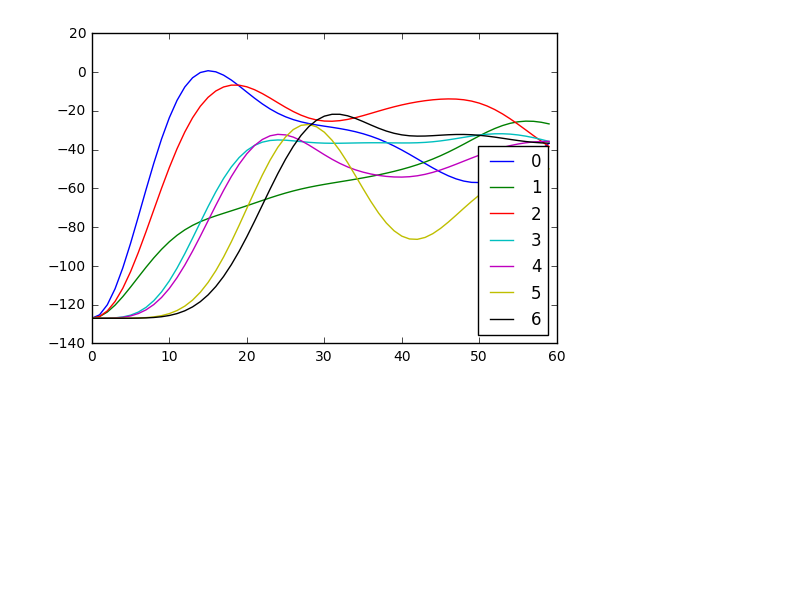
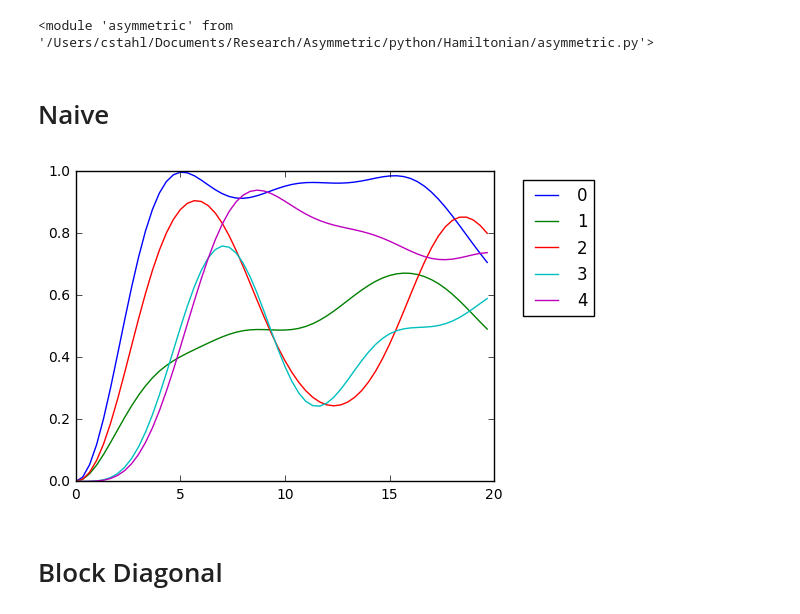
Before and after one commit to cnstahl/Asymmetric, a Jupyter notebook: python/Hamiltonian/Z OTOC.ipynb, the cells around one changed output. Saved outputs shown, nothing was run; the diff lists cells and outputs as text; code cells hidden in the pictures; blank space fills up the shorter version.

Commit message:
have block diag working, working on expm_mult for matrices

```diff
--- a/python/Hamiltonian/Z OTOC.ipynb
+++ b/python/Hamiltonian/Z OTOC.ipynb
@@ -4,24 +4,38 @@ import numpy as np
 import matplotlib.pyplot as plt
 import quantum as qm
 import asymmetric as asym
-import scipy.linalg as spla
+import scipy.sparse.linalg as spla
+import importlib
+importlib.reload(asym)
+# %% [output]
+<module 'asymmetric' from '/Users/cstahl/Documents/Research/Asymmetric/python/Hamiltonian/asymmetric.py'>
+# %% [markdown]
+# Naive
 # %%
-L = 7
-_,_,_, sig_list = qm.get_sigma_lists(L)
+L = 5
+_,x_list,y_list, z_list = qm.get_sigma_lists(L, half=False)
 H = asym.dense_H(L)
-Z0 = sig_list[0]
+Z0 = z_list[0]
 # %%
 end = 20; n = 3; tot = end*n
 OTOCs = np.zeros((L,tot))
-for i in range(tot):
-    t = i/n
-    U = spla.expm(-1j*H*t)
-    Uinv = spla.expm(1j*H*t)
-    for site in range(L):
-        OTOCs[site, i] = 1-np.real((Uinv*Z0*U*sig_list[site]*Uinv*Z0*U*sig_list[site]).diagonal().sum())
+for T in range(tot):
+    t = T/n
+    U    = spla.expm(-1j*H*t)
+    Uinv = spla.expm( 1j*H*t)
+    Z0t = Uinv*Z0*U
+    for i in range(L):
+        OTOCs[i, T] = 1-np.real((Z0t*z_list[i]*Z0t*z_list[i]).diagonal().sum())/2**L
-# %%
-for site in range(L):
-    plt.plot(OTOCs[site], label=site)
-    plt.legend(loc=4)
-# %% [output]
-[figure, removed]
+# %%
+ax = plt.subplot(111)
+for i in range(L):
+    ax.plot(np.arange(tot)/n, OTOCs[i], label = str(i))
+box = ax.get_position()
+ax.set_position([box.x0, box.y0, box.width * 0.9, box.height])
+ax.legend(bbox_to_anchor=(1.05, 1), loc=2)
+# plt.ylim(0,1)
+plt.show()
+# %% [output]
+[figure, added]
+# %% [markdown]
+# Block Diagonal
```
Also changed, not shown: parts of 19 cells of this notebook, 4 other files.
